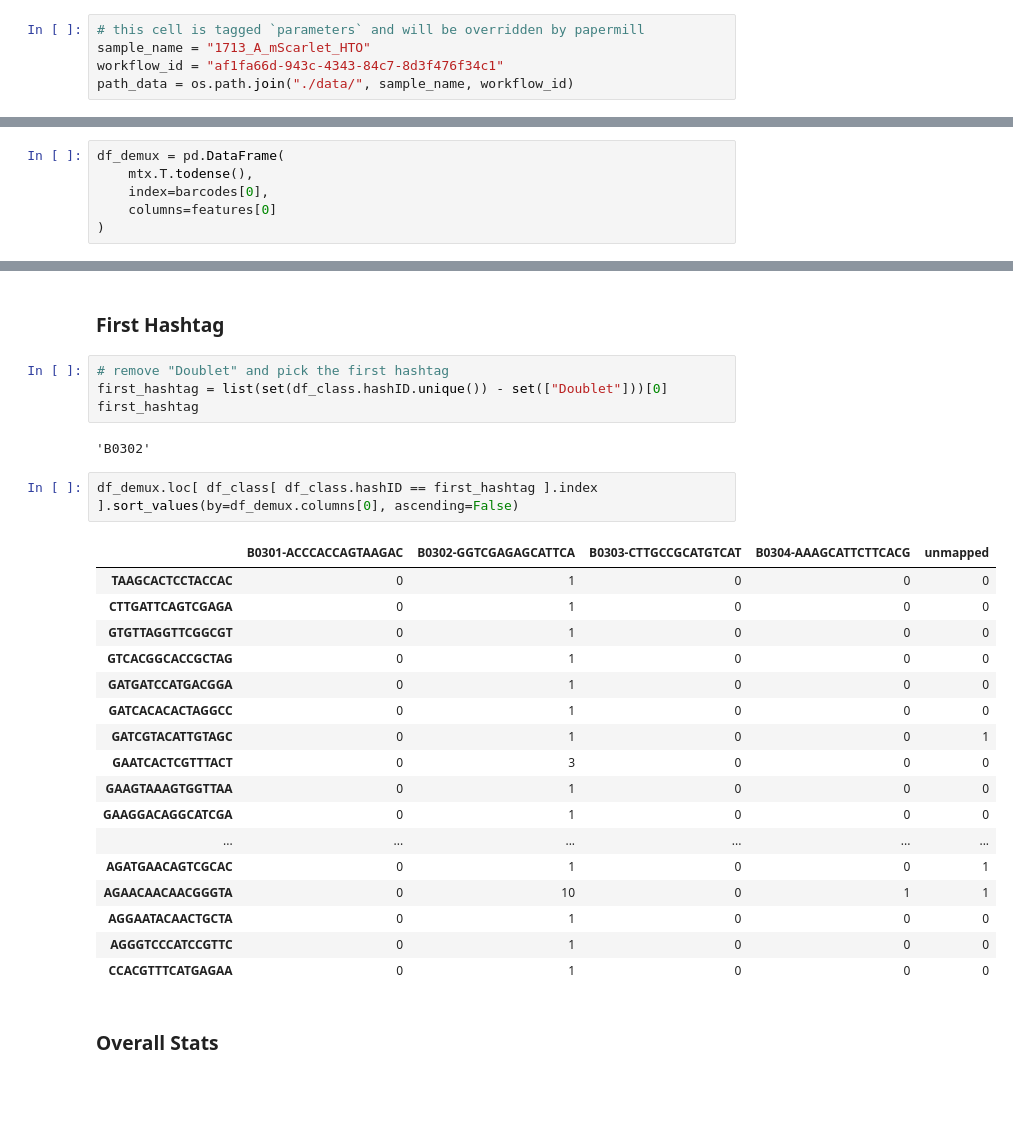
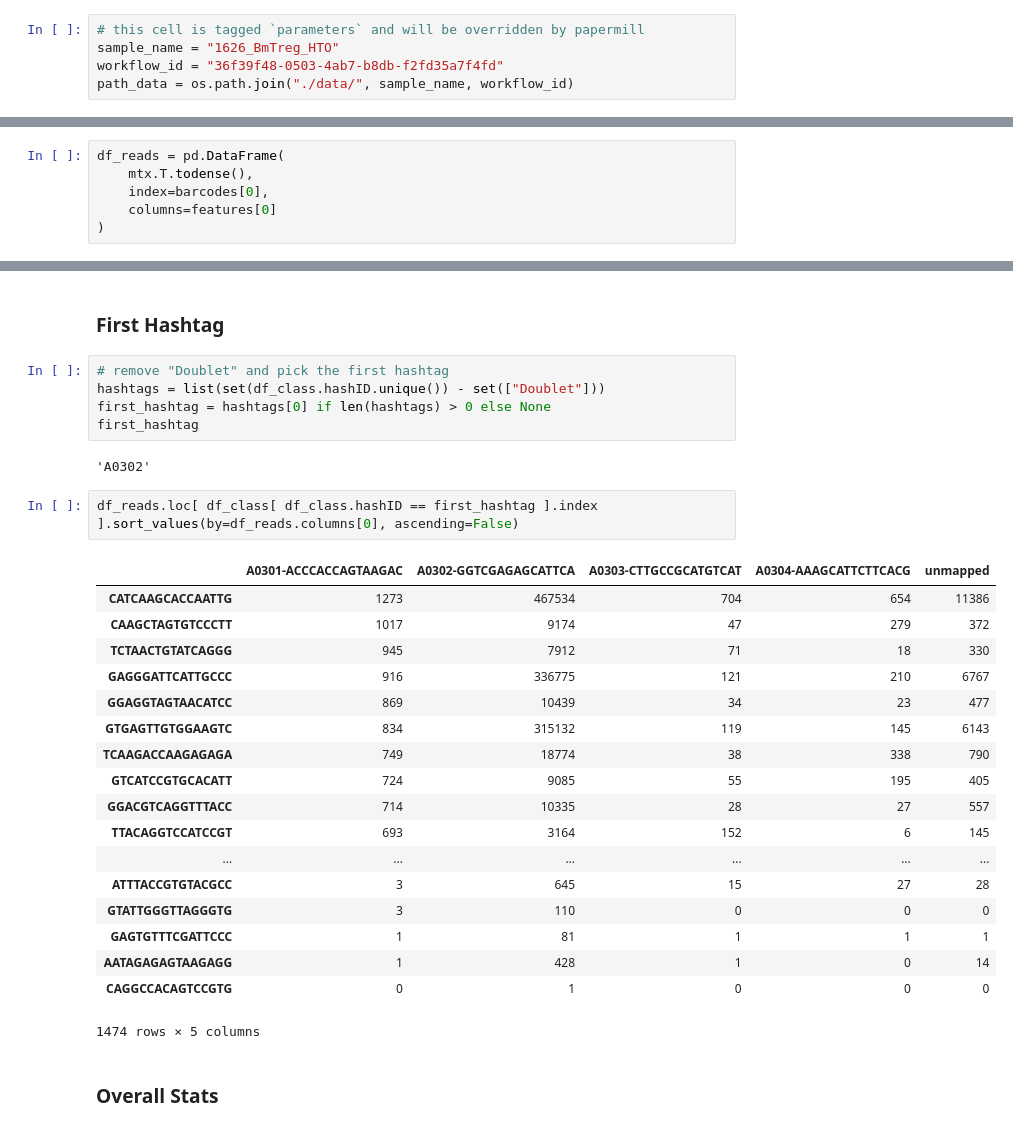
Before and after one commit to hisplan/sharp, a Jupyter notebook: manual-inspection/inspect.ipynb, the cells around one changed output, grey strips where cells are left out. Saved outputs shown, nothing was run; the diff lists cells and outputs as text; blank space fills up the shorter version.

```diff
--- a/manual-inspection/inspect.ipynb
+++ b/manual-inspection/inspect.ipynb
@@ -5,8 +10,8 @@ import os
 ## Parameters
 # %%
 # this cell is tagged `parameters` and will be overridden by papermill
-sample_name = "1713_A_mScarlet_HTO"
-workflow_id = "af1fa66d-943c-4343-84c7-8d3f476f34c1"
+sample_name = "1626_BmTreg_HTO"
+workflow_id = "36f39f48-0503-4ab7-b8db-f2fd35a7f4fd"
 path_data = os.path.join("./data/", sample_name, workflow_id)
 # %% [markdown]
 ## Run Report
@@ -137,7 +142,7 @@ features = pd.read_csv(
     header=None
 )
 # %%
-df_demux = pd.DataFrame(
+df_reads = pd.DataFrame(
     mtx.T.todense(),
     index=barcodes[0],
     columns=features[0]
@@ -202,30 +207,32 @@ Length: 7473, dtype: int64
 ### First Hashtag
 # %%
 # remove "Doublet" and pick the first hashtag
-first_hashtag = list(set(df_class.hashID.unique()) - set(["Doublet"]))[0]
+hashtags = list(set(df_class.hashID.unique()) - set(["Doublet"]))
+first_hashtag = hashtags[0] if len(hashtags) > 0 else None
 first_hashtag
 # %% [output]
-'B0302'
+'A0302'
 # %%
-df_demux.loc[ df_class[ df_class.hashID == first_hashtag ].index ].sort_values(by=df_demux.columns[0], ascending=False)
+df_reads.loc[ df_class[ df_class.hashID == first_hashtag ].index ].sort_values(by=df_reads.columns[0], ascending=False)
 # %% [output]
-|  | B0301-ACCCACCAGTAAGAC | B0302-GGTCGAGAGCATTCA | B0303-CTTGCCGCATGTCAT | B0304-AAAGCATTCTTCACG | unmapped |
-| TAAGCACTCCTACCAC | 0 | 1 | 0 | 0 | 0 |
-| CTTGATTCAGTCGAGA | 0 | 1 | 0 | 0 | 0 |
-| GTGTTAGGTTCGGCGT | 0 | 1 | 0 | 0 | 0 |
-| GTCACGGCACCGCTAG | 0 | 1 | 0 | 0 | 0 |
-| GATGATCCATGACGGA | 0 | 1 | 0 | 0 | 0 |
-| GATCACACACTAGGCC | 0 | 1 | 0 | 0 | 0 |
-| GATCGTACATTGTAGC | 0 | 1 | 0 | 0 | 1 |
-| GAATCACTCGTTTACT | 0 | 3 | 0 | 0 | 0 |
-| GAAGTAAAGTGGTTAA | 0 | 1 | 0 | 0 | 0 |
-| GAAGGACAGGCATCGA | 0 | 1 | 0 | 0 | 0 |
+|  | A0301-ACCCACCAGTAAGAC | A0302-GGTCGAGAGCATTCA | A0303-CTTGCCGCATGTCAT | A0304-AAAGCATTCTTCACG | unmapped |
+| CATCAAGCACCAATTG | 1273 | 467534 | 704 | 654 | 11386 |
+| CAAGCTAGTGTCCCTT | 1017 | 9174 | 47 | 279 | 372 |
+| TCTAACTGTATCAGGG | 945 | 7912 | 71 | 18 | 330 |
+| GAGGGATTCATTGCCC | 916 | 336775 | 121 | 210 | 6767 |
+| GGAGGTAGTAACATCC | 869 | 10439 | 34 | 23 | 477 |
+| GTGAGTTGTGGAAGTC | 834 | 315132 | 119 | 145 | 6143 |
+| TCAAGACCAAGAGAGA | 749 | 18774 | 38 | 338 | 790 |
+| GTCATCCGTGCACATT | 724 | 9085 | 55 | 195 | 405 |
+| GGACGTCAGGTTTACC | 714 | 10335 | 28 | 27 | 557 |
+| TTACAGGTCCATCCGT | 693 | 3164 | 152 | 6 | 145 |
 | ... | ... | ... | ... | ... | ... |
-| AGATGAACAGTCGCAC | 0 | 1 | 0 | 0 | 1 |
-| AGAACAACAACGGGTA | 0 | 10 | 0 | 1 | 1 |
-| AGGAATACAACTGCTA | 0 | 1 | 0 | 0 | 0 |
-| AGGGTCCCATCCGTTC | 0 | 1 | 0 | 0 | 0 |
-| CCACGTTTCATGAGAA | 0 | 1 | 0 | 0 | 0 |
+| ATTTACCGTGTACGCC | 3 | 645 | 15 | 27 | 28 |
+| GTATTGGGTTAGGGTG | 3 | 110 | 0 | 0 | 0 |
+| GAGTGTTTCGATTCCC | 1 | 81 | 1 | 1 | 1 |
+| AATAGAGAGTAAGAGG | 1 | 428 | 1 | 0 | 14 |
+| CAGGCCACAGTCCGTG | 0 | 1 | 0 | 0 | 0 |
+1474 rows × 5 columns
 # %% [markdown]
 ### Overall Stats
 # %%
```
Also changed, not shown: parts of 42 cells of this notebook, 1 other file.
